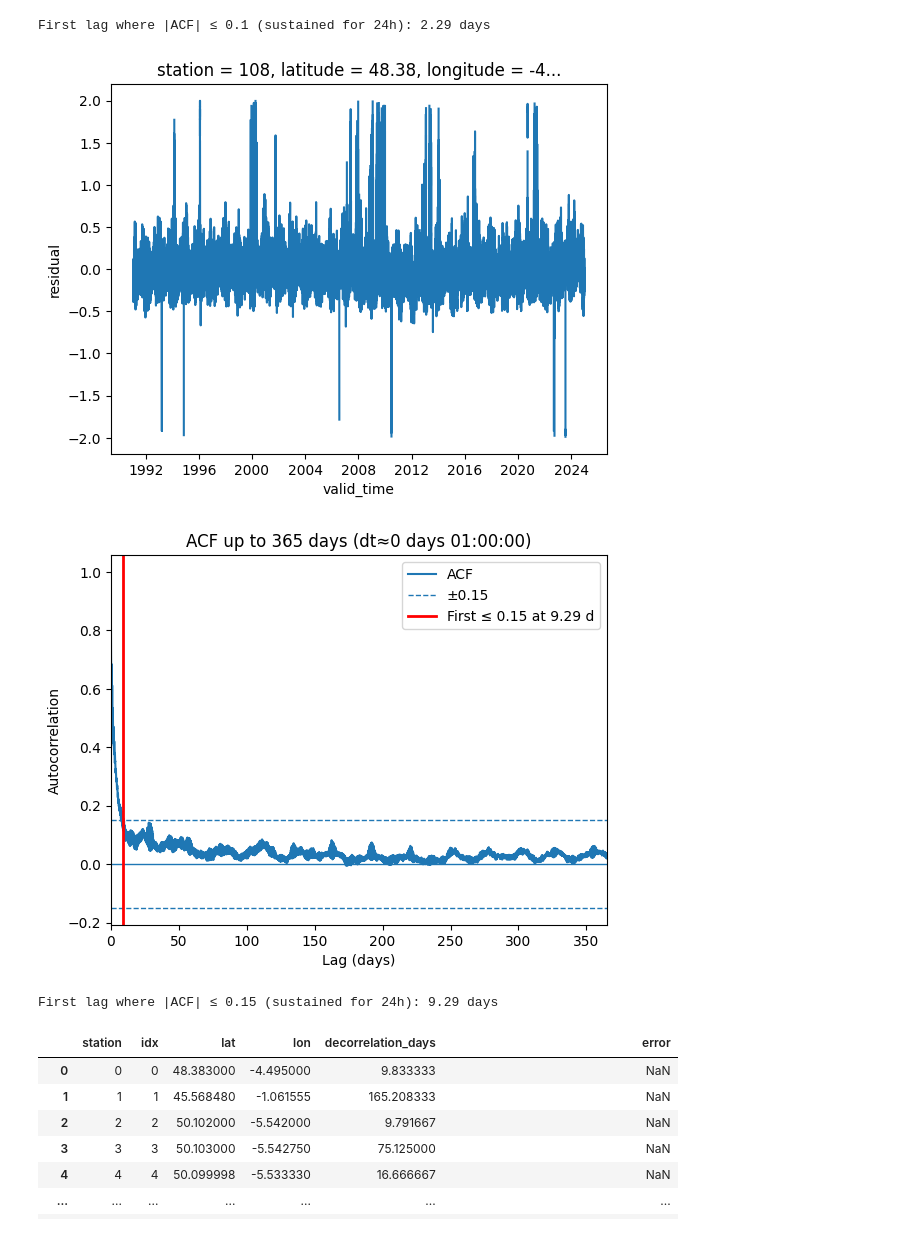
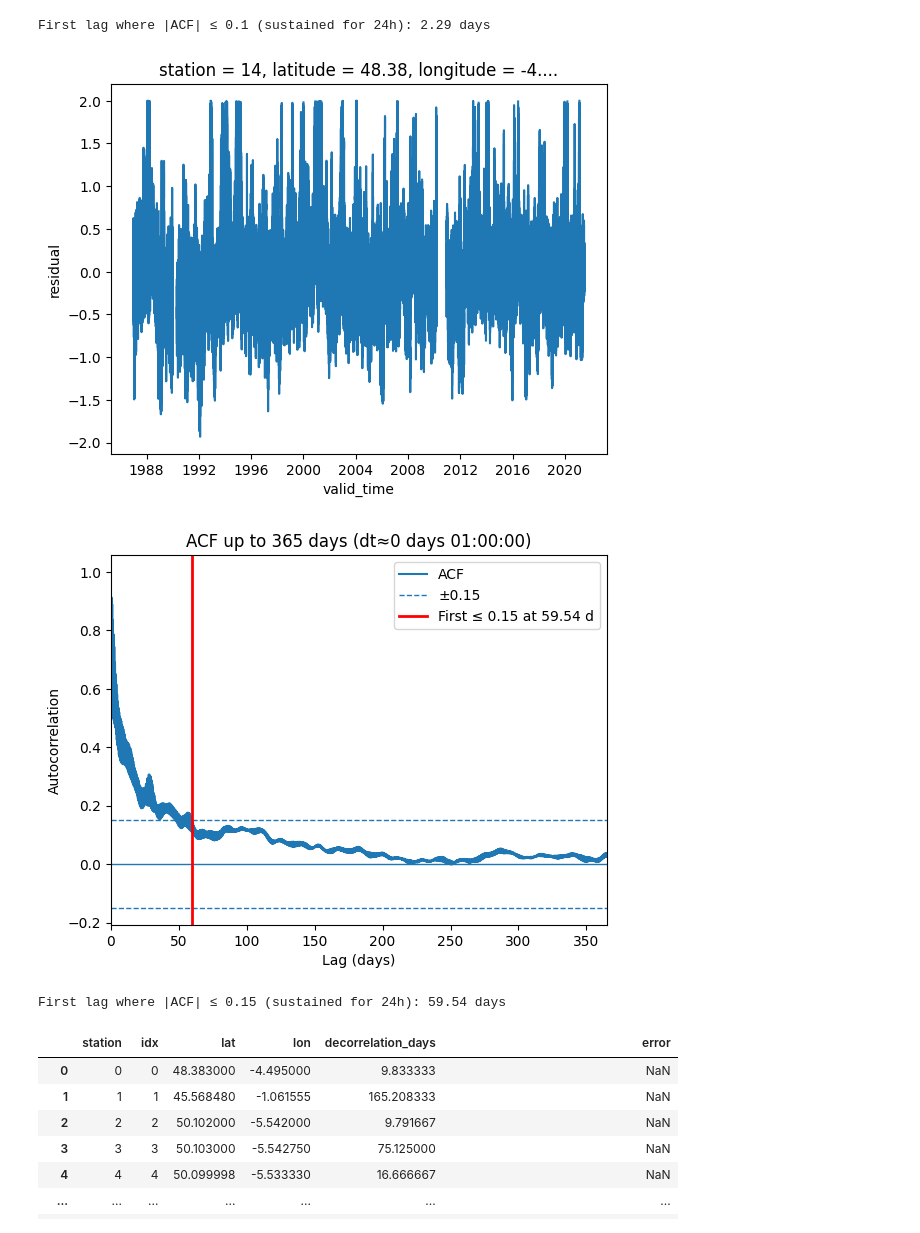
Before and after one commit to lisanneblok/ESL, a Jupyter notebook: notebooks/4_independce/autocorrelation_basin.ipynb, the cells around one changed output. Cells and saved outputs as stored; diff of their text form; code cells hidden in the pictures.

```diff
--- a/notebooks/4_independce/autocorrelation_basin.ipynb
+++ b/notebooks/4_independce/autocorrelation_basin.ipynb
@@ -45,7 +45,7 @@ Data variables: (12/15)
     station_longitude    float64 8B ...
     year                 (vali
 # %%
-da = datasets[1].residual
+da = datasets[227].residual
 da.plot()
 # %% [output]
 [<matplotlib.lines.Line2D at 0x...>]
@@ -302,24 +321,24 @@ lags_days, acf_mean, dt, tau_days = plot_acf_upto_365d_with_threshold(
 [figure]
 First lag where |ACF| ≤ 0.1 (sustained for 24h): 2.29 days
 # %%
-i= 5
+i= 29
 datasets[i].residual.plot()
 # Usage
 lags_days, acf_mean, dt, tau_days = plot_acf_upto_365d_with_threshold(
     datasets[i].residual,
     time_name="valid_time",
     max_days=365,
     gap_factor=5,
     fill_small_gaps=True,
     small_gap_max_steps=3,
     fft=True,
     threshold=0.15,
     sustain_hours=24
 )
 # %% [output]
-[figure, old version]
+[figure, new version]
-[figure, old version]
+[figure, new version]
-First lag where |ACF| ≤ 0.15 (sustained for 24h): 9.29 days
+First lag where |ACF| ≤ 0.15 (sustained for 24h): 59.54 days
 # %%
 import numpy as np
 import pandas as pd
```
Also changed, not shown: parts of 6 cells of this notebook, 42 other files.
